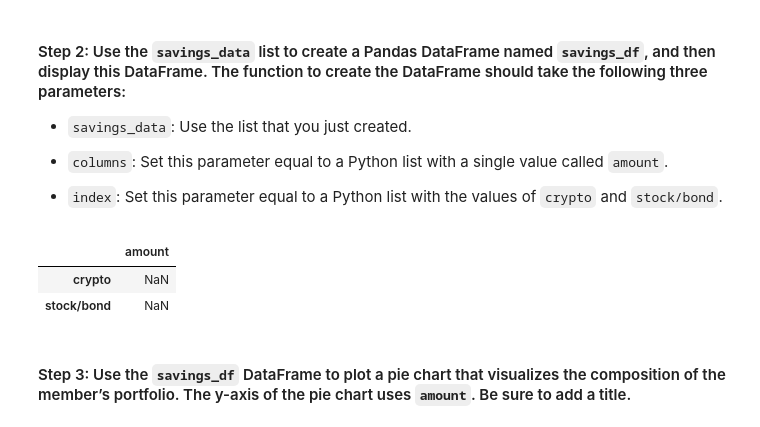
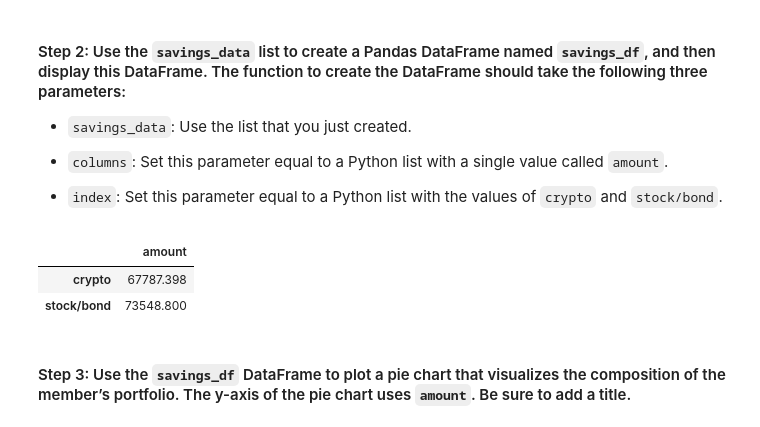
Before and after one commit to justcb/financial_planning, a Jupyter notebook: financial_planning_tools.ipynb, the cells around one changed output. Saved outputs shown, nothing was run; the diff lists cells and outputs as text; code cells hidden in the pictures.

```diff
--- a/financial_planning_tools.ipynb
+++ b/financial_planning_tools.ipynb
@@ -352,22 +352,17 @@ savings_data
 # %%
 # Create a Pandas DataFrame called savings_df
 
 savings_df = pd.DataFrame(
-    {'savings_data':[total_crypto_wallet, total_stocks_bonds]},
+    savings_data,
     columns=['amount'],
     index=['crypto', 'stock/bond']
 )
 # Display the savings_df DataFrame
 savings_df
-
-pie_values_df = pd.DataFrame(
-    {'Value':[aapl_value, msft_value]},
-    index=['Apple', 'MSFT']
-)
 # %% [output]
 |  | amount |
-| crypto | NaN |
-| stock/bond | NaN |
+| crypto | 67787.398 |
+| stock/bond | 73548.800 |
 # %% [markdown]
 #### Step 3: Use the `savings_df` DataFrame to plot a pie chart that visualizes the composition of the member’s portfolio. The y-axis of the pie chart uses `amount`. Be sure to add a title.
 # %%
```
Also changed, not shown: parts of 4 cells of this notebook.
